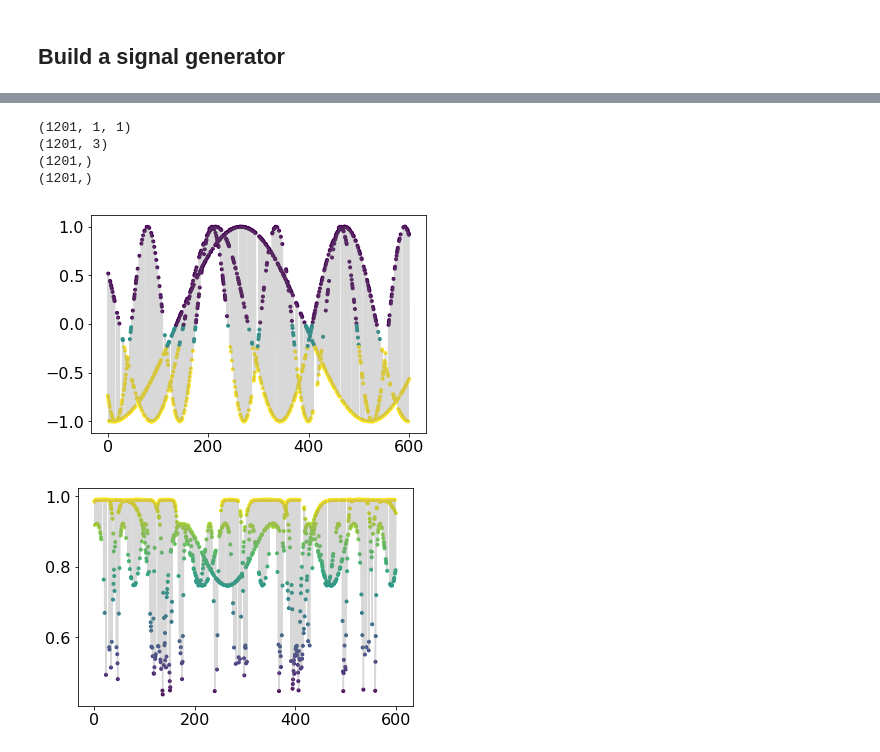
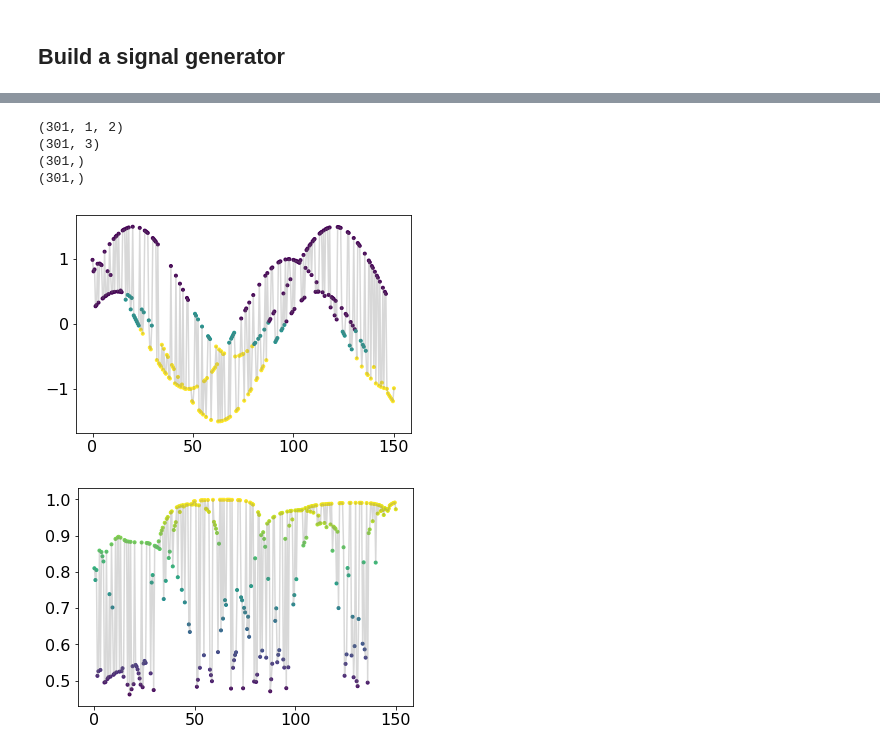
Before and after one commit to WillieMaddox/DiscRimNN, a Jupyter notebook: discrimnn.ipynb, the cells around one changed output, grey strips where cells are left out. Saved outputs shown, nothing was run; the diff lists cells and outputs as text; code cells hidden in the pictures.

```diff
--- a/discrimnn.ipynb
+++ b/discrimnn.ipynb
@@ -53,14 +56,14 @@ plt.rc('figure', titlesize=BIGGEST_SIZE)  # fontsize of the figure title
 from discrimnn.signal import MixedSignal
 # %%
 # start off with simplest case for proof of concept
-n_timesteps = 1201
+n_timesteps = 301
 
-sig1_coeffs = {'phase_range': (0, 2 * np.pi), 'amplitude': 1.0, 'period': 512.0, 'offset': 0.0}
-sig2_coeffs = {'phase_range': (0, 2 * np.pi), 'amplitude': 1.0, 'period': 128.0, 'offset': 0.0}
-sig3_coeffs = {'phase_range': (0, 2 * np.pi), 'amplitude': 1.0, 'period': 256.0, 'offset': 0.0}
+sig1_coeffs = {'phase': {'delta': np.pi}, 'amplitude': {'mean': 1.0}, 'period': {'mean': 100.0}, 'offset': {'mean': 0.5}}
+sig2_coeffs = {'phase': {'delta': np.pi}, 'amplitude': {'mean': 1.0}, 'period': {'mean': 100.0}, 'offset': {'mean': 0.0}}
+sig3_coeffs = {'phase': {'delta': np.pi}, 'amplitude': {'mean': 1.0}, 'period': {'mean': 100.0}, 'offset': {'mean': -0.5}}
 coeffs_list = [sig1_coeffs, sig2_coeffs, sig3_coeffs]
 
-msig = MixedSignal(0, 600, n_timesteps, coeffs_list)
+msig = MixedSignal(0, 150, n_timesteps, coeffs_list)
 n_signals = len(msig)
 X, y = msig()
 
@@ -113,7 +116,7 @@ model = Sequential()
 # model.add(Masking(mask_value=-1, input_shape=(1,)))
 # model.add(LSTM(5))
 # model.add(LSTM(5, input_shape=(2, 1)))
-model.add(LSTM(16, return_sequences=True, input_shape=(1, 1)))
+model.add(LSTM(16, return_sequences=True, input_shape=(1, 2)))
 model.add(LSTM(16))
 # model.add(LSTM(5, input_shape=(n_timesteps, 2)))
 model.add(Dense(n_signals, activation='softmax'))
@@ -130,7 +133,7 @@ model.add(Dense(n_signals, activation='softmax'))
 model.compile(loss='categorical_crossentropy', optimizer='rmsprop', metrics=['accuracy'])
 # model.compile(loss='binary_crossentropy', optimizer='rmsprop', metrics=['accuracy'])
 
-for i in range(200):
+for i in range(100):
 #     X, y = msig.generate_batch(64)
     X, y = msig.generate()
     model.fit(X, y, epochs=1, batch_size=1, verbose=1, shuffle=False)
@@ -165,24 +168,24 @@ for i in range(len(x_test)):
 # %%
 x_test, y_test = msig.generate()
 print(x_test.shape)
 y_hat = model.predict(x_test)
 print(y_hat.shape)
 y_pred = np.argmax(y_hat, axis=1)
 print(y_pred.shape)
 y_error = np.max(y_hat, axis=1)
 # y_error = msig.labels - y_hat
 print(y_error.shape)
-plt.plot(msig.timestamps, x_test[:, 0, 0], color='grey', alpha=0.3)
-plt.scatter(msig.timestamps, x_test[:, 0, 0], marker='.', c=y_pred)
+plt.plot(msig.timestamps, x_test[:, 0, 1], color='grey', alpha=0.3)
+plt.scatter(msig.timestamps, x_test[:, 0, 1], marker='.', c=y_pred)
 plt.show()
 
 plt.plot(msig.timestamps, y_error, color='grey', alpha=0.3)
 plt.scatter(msig.timestamps, y_error, marker='.', c=y_error)
 plt.show()
 # %% [output]
-(1201, 1, 1)
-(1201, 3)
-(1201,)
-(1201,)
+(301, 1, 2)
+(301, 3)
+(301,)
+(301,)
-[figure, old version]
+[figure, new version]
-[figure, old version]
+[figure, new version]
```
Also changed, not shown: parts of 5 cells of this notebook, 1 other file.
